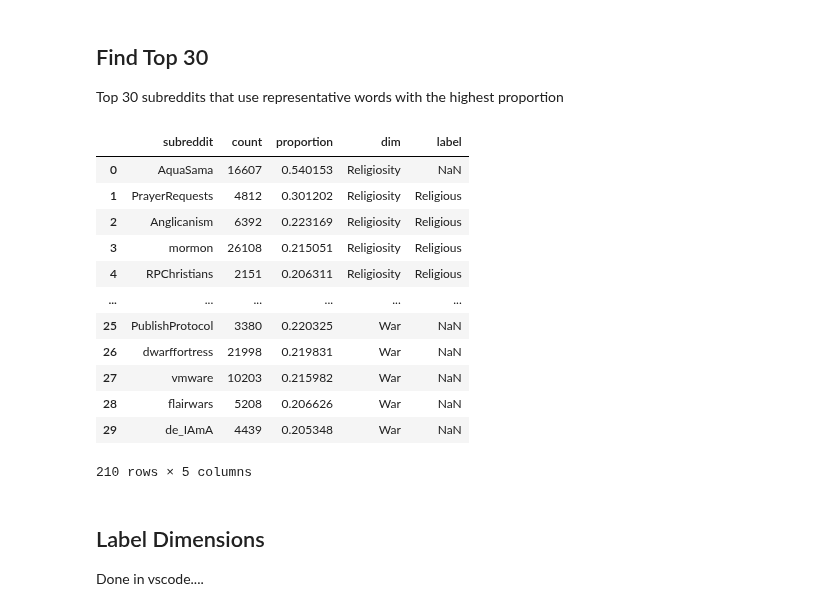
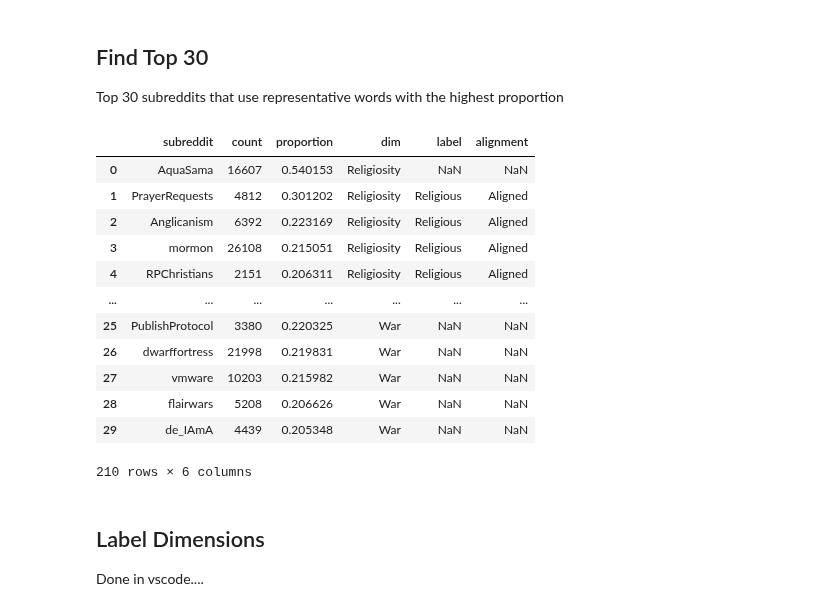
Before and after one commit to CSSLab/political-subreddits, a Jupyter notebook: Dimension_Validation.ipynb, the cells around one changed output. Cells and saved outputs as stored; diff of their text form; code cells hidden in the pictures.

```diff
--- a/Dimension_Validation.ipynb
+++ b/Dimension_Validation.ipynb
@@ -60,49 +60,51 @@ Top 30 subreddits that use representative words with the highest proportion
 # %%
 import pyspark.sql.functions as f
 
 dim_names = ["Ideology","Religiosity","Birth Control","Gun Control","Age","Trade","War"]
 word_pairs = [["progressive","conservative","libtard","socialism","capitalism","based"],
               ["bible", "jesus", "atheism", "pray", "church", "mosque"],
               ["abortion", "feminism", "feminazi", "birth control"],
               ["gun control", "gun rights", "second amendment", "2 amendment"],
               ["career", "family", "retirement", "mortgage", "high school", "homework", "internship","crush"],
               ["free trade", "globalism","neoliberal","friedman"],
               ["war", "troops", "veterans", "9/11", "drone strike","war on terror"]]
 
 try:
     counts_df = pd.read_csv("external_datasets/validation/dimension_validation_2.csv",index_col=0)
 except:
-    counts_df = pd.DataFrame(columns=["subreddit","count","proportion","dim","label"])
-#     counts_df.to_csv('external_datasets/validation/dimension_validation_2.csv')
+    counts_df = pd.DataFrame(columns=["subreddit","count","proportion","dim","label","alignment"])
+    counts_df.to_csv('external_datasets/validation/dimension_validation_2.csv')
+
+
 
 for name,words in tqdm(list(zip(dim_names,word_pairs))):
     if not name in list(counts_df["dim"]):
         print(name,words)
         top_30 = comments[comments['body'].rlike('|'.join(words))].groupBy("subreddit").count()
         top_30 = top_30.join(subreddits, on=['subreddit'], how='left')
         top_30 = top_30.withColumn("proportion", (f.col("count") / f.col("totalCount")))
         top_30_df = top_30.orderBy('proportion', ascending=False).limit(30).select(*["subreddit","count","proportion"]).toPandas()
         top_30.unpersist()
-        top_30_df["dim"],top_30_df["label"] = name,"NA"
+        top_30_df["dim"],top_30_df["label"],top_30_df["alignment"] = name,"NA"
         top_30_df = top_30_df.reset_index()
         top_30_df.to_csv('external_datasets/validation/dimension_validation_2.csv',index=False,mode='a', header=False)
 
 counts_df = pd.read_csv("external_datasets/validation/dimension_validation_2.csv",index_col=0)
 counts_df
 # %% [output]
-|  | subreddit | count | proportion | dim | label |
-| 0 | AquaSama | 16607 | 0.540153 | Religiosity | NaN |
-| 1 | PrayerRequests | 4812 | 0.301202 | Religiosity | Religious |
-| 2 | Anglicanism | 6392 | 0.223169 | Religiosity | Religious |
-| 3 | mormon | 26108 | 0.215051 | Religiosity | Religious |
-| 4 | RPChristians | 2151 | 0.206311 | Religiosity | Religious |
-| ... | ... | ... | ... | ... | ... |
-| 25 | PublishProtocol | 3380 | 0.220325 | War | NaN |
-| 26 | dwarffortress | 21998 | 0.219831 | War | NaN |
-| 27 | vmware | 10203 | 0.215982 | War | NaN |
-| 28 | flairwars | 5208 | 0.206626 | War | NaN |
-| 29 | de_IAmA | 4439 | 0.205348 | War | NaN |
+|  | subreddit | count | proportion | dim | label | alignment |
+| 0 | AquaSama | 16607 | 0.540153 | Religiosity | NaN | NaN |
+| 1 | PrayerRequests | 4812 | 0.301202 | Religiosity | Religious | Aligned |
+| 2 | Anglicanism | 6392 | 0.223169 | Religiosity | Religious | Aligned |
+| 3 | mormon | 26108 | 0.215051 | Religiosity | Religious | Aligned |
+| 4 | RPChristians | 2151 | 0.206311 | Religiosity | Religious | Aligned |
+| ... | ... | ... | ... | ... | ... | ... |
+| 25 | PublishProtocol | 3380 | 0.220325 | War | NaN | NaN |
+| 26 | dwarffortress | 21998 | 0.219831 | War | NaN | NaN |
+| 27 | vmware | 10203 | 0.215982 | War | NaN | NaN |
+| 28 | flairwars | 5208 | 0.206626 | War | NaN | NaN |
+| 29 | de_IAmA | 4439 | 0.205348 | War | NaN | NaN |
-210 rows × 5 columns
+210 rows × 6 columns
 # %% [markdown]
 ## Label Dimensions
 
```
Also changed, not shown: parts of 2 cells of this notebook, 8 other files.
